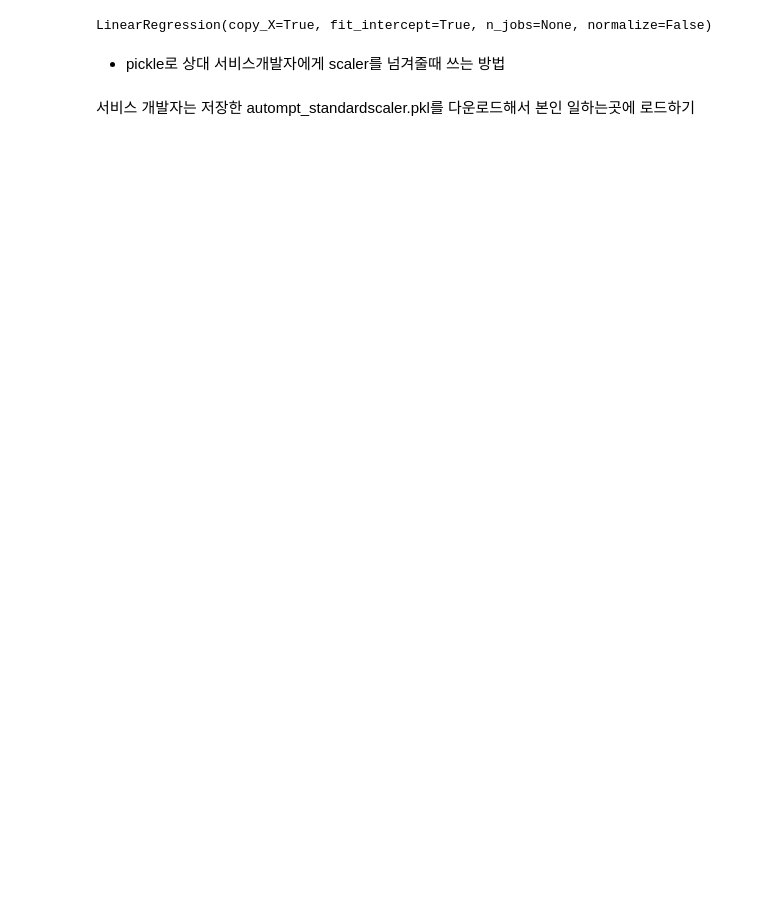
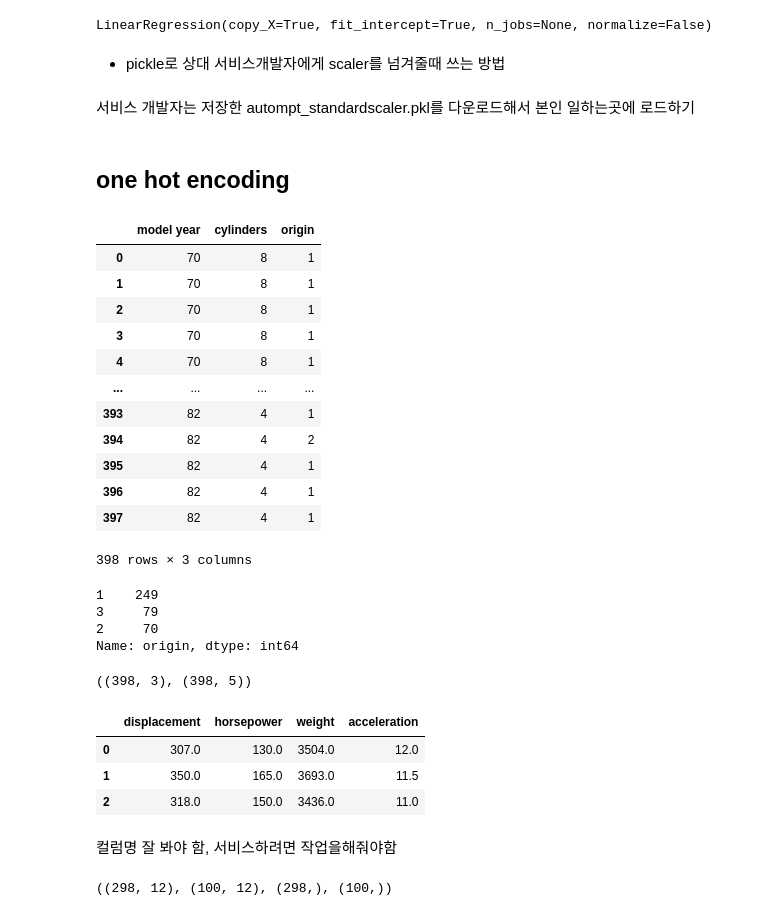
Before and after one commit to ginttone/multi_visuallization, a Jupyter notebook: 2_autompg_linearregression.ipynb, the cells around one changed output. Cells and saved outputs as stored; diff of their text form; code cells hidden in the pictures; blank space fills up the shorter version.

```diff
--- a/2_autompg_linearregression.ipynb
+++ b/2_autompg_linearregression.ipynb
@@ -392,3 +390,35 @@ LinearRegression(copy_X=True, fit_intercept=True, n_jobs=None, normalize=False)
 pickle.dump(scaler, open('./autompt_standardscaler.pkl', 'wb'))
 # %% [markdown]
 서비스 개발자는 저장한 autompt_standardscaler.pkl를 다운로드해서 본인 일하는곳에 로드하기
+# %% [markdown]
+## one hot encoding
+# %%
+X_category
+# %% [output]
+|  | model year | cylinders | origin |
+| 0 | 70 | 8 | 1 |
+| 1 | 70 | 8 | 1 |
+| 2 | 70 | 8 | 1 |
+| 3 | 70 | 8 | 1 |
+| 4 | 70 | 8 | 1 |
+| ... | ... | ... | ... |
+| 393 | 82 | 4 | 1 |
+| 394 | 82 | 4 | 2 |
+| 395 | 82 | 4 | 1 |
+| 396 | 82 | 4 | 1 |
+| 397 | 82 | 4 | 1 |
+398 rows × 3 columns
+# %%
+X_category['origin'].value_counts()
+
+#카테고리
+#1 , 2 , 3
+#? | ? | ?
+#1 | 0 | 0
+#0 | 1 | 0
+#0 | 0 | 1
+# %% [output]
+1    249
+3     79
+2     70
+Name: origin, dtype: int64
@@ -394,0 +429,14 @@ pickle.dump(scaler, open('./autompt_standardscaler.pkl', 'wb'))
+# %%
+df_origin.shape, df_cylinders.shape
+# %% [output]
+((398, 3), (398, 5))
+# %%
+# X_continus + df_cylinders + df_origin
+X_continus.head(3)
+# %% [output]
+|  | displacement | horsepower | weight | acceleration |
+| 0 | 307.0 | 130.0 | 3504.0 | 12.0 |
+| 1 | 350.0 | 165.0 | 3693.0 | 11.5 |
+| 2 | 318.0 | 150.0 | 3436.0 | 11.0 |
+# %% [markdown]
+컬럼명 잘 봐야 함, 서비스하려면 작업을해줘야함
@@ -394,0 +446,6 @@ pickle.dump(scaler, open('./autompt_standardscaler.pkl', 'wb'))
+# %%
+from sklearn.model_selection import train_test_split
+X_train,X_test,Y_train,Y_test = train_test_split(X,Y)
+X_train.shape,X_test.shape,Y_train.shape,Y_test.shape
+# %% [output]
+((298, 12), (100, 12), (298,), (100,))
```
Also changed, not shown: parts of 14 cells of this notebook.
